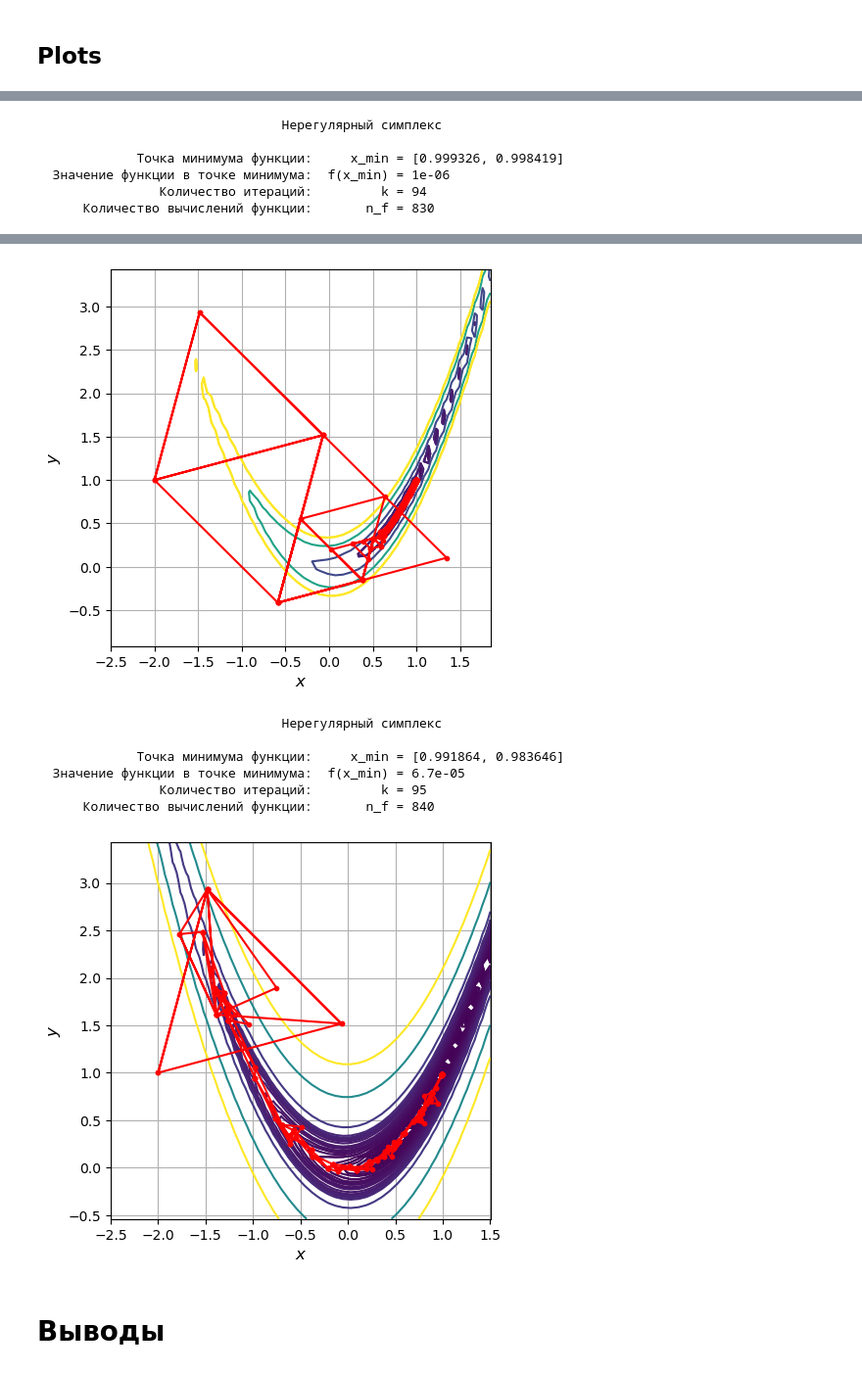
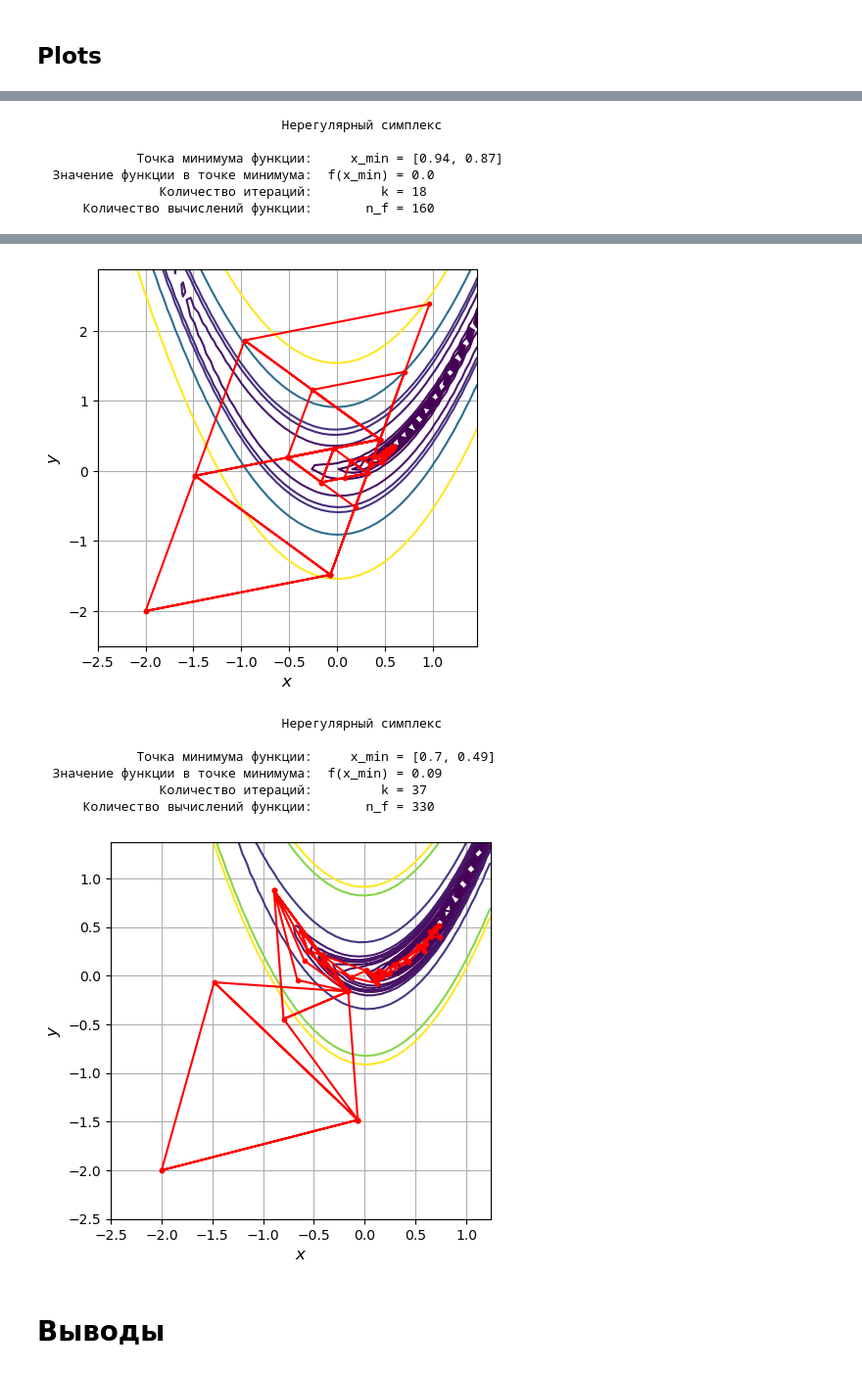
Before and after one commit to sanonesan/optimization_methods_labs, a Jupyter notebook: lab7/lab7.ipynb, the cells around one changed output, grey strips where cells are left out. Shown at 98% size. Cells and saved outputs as stored; diff of their text form; code cells hidden in the pictures.

```diff
--- a/lab7/lab7.ipynb
+++ b/lab7/lab7.ipynb
@@ -976,20 +986,20 @@ df4.style.set_caption('Результаты вычислений функции
 e_help = 6
 eps = 10**(-e_help)
 
-x0 = [-2, 1]
+x0 = [-2, -2]
 #foo = lambda x, y: alpha * (x**2 - y)**2 + (x - 1)**2
 foo = lambda x, y: 5*x**2 + 4* x * y + 2 * y**2 + 4 * math.sqrt(5) * (x +  y) -35
-print_res(foo, x0, 6, 0)
+print_res(foo, x0, 2, 0)
 
 alpha = 5
 foo = lambda x, y: alpha * (x**2 - y)**2 + (x - 1)**2
 #foo = lambda x, y: 6*x**2 - 4* x * y + 3 * y**2 + 4 * math.sqrt(5) * (x +  2*y) +22
-print_res(foo, x0, 6, 1)
+print_res(foo, x0, 2, 1)
 
 alpha = 50
 
 foo = lambda x, y: alpha * (x**2 - y)**2 + (x - 1)**2
-print_res(foo, x0, 6, 1)
+print_res(foo, x0, 2, 1)
 
 #foo = lambda x, y: 6*x**2 - 4* x * y + 3 * y**2 + 4 * math.sqrt(5) * (x +  2*y) +22
 
@@ -1037,6 +1047,6 @@ print_res(foo, x0, 6, 1)
                                 Нерегулярный симплекс
 
-             Точка минимума функции:     x_min = [0.999326, 0.998419]
-  Значение функции в точке минимума:  f(x_min) = 1e-06
-                Количество итераций:         k = 94
-      Количество вычислений функции:       n_f = 830
+             Точка минимума функции:     x_min = [0.94, 0.87]
+  Значение функции в точке минимума:  f(x_min) = 0.0
+                Количество итераций:         k = 18
+      Количество вычислений функции:       n_f = 160
@@ -1059,11 +1069,11 @@ print_res(foo, x0, 6, 1)
-[figure, old version]
+[figure, new version]
                                 Нерегулярный симплекс
 
-             Точка минимума функции:     x_min = [0.991864, 0.983646]
-  Значение функции в точке минимума:  f(x_min) = 6.7e-05
-                Количество итераций:         k = 95
-      Количество вычислений функции:       n_f = 840
+             Точка минимума функции:     x_min = [0.7, 0.49]
+  Значение функции в точке минимума:  f(x_min) = 0.09
+                Количество итераций:         k = 37
+      Количество вычислений функции:       n_f = 330
-[figure, old version]
+[figure, new version]
 # %% [markdown]
 <H1> Выводы </H1>
 # %% [markdown]
```
Also changed, not shown: parts of 3 cells of this notebook, 5 other files.
